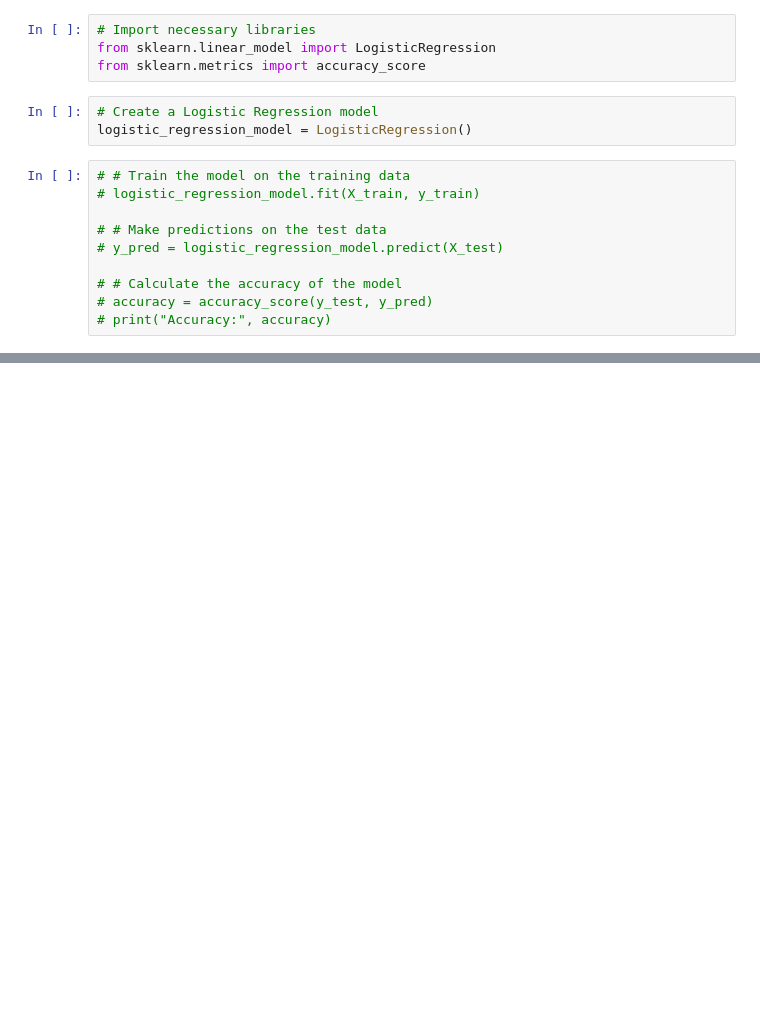
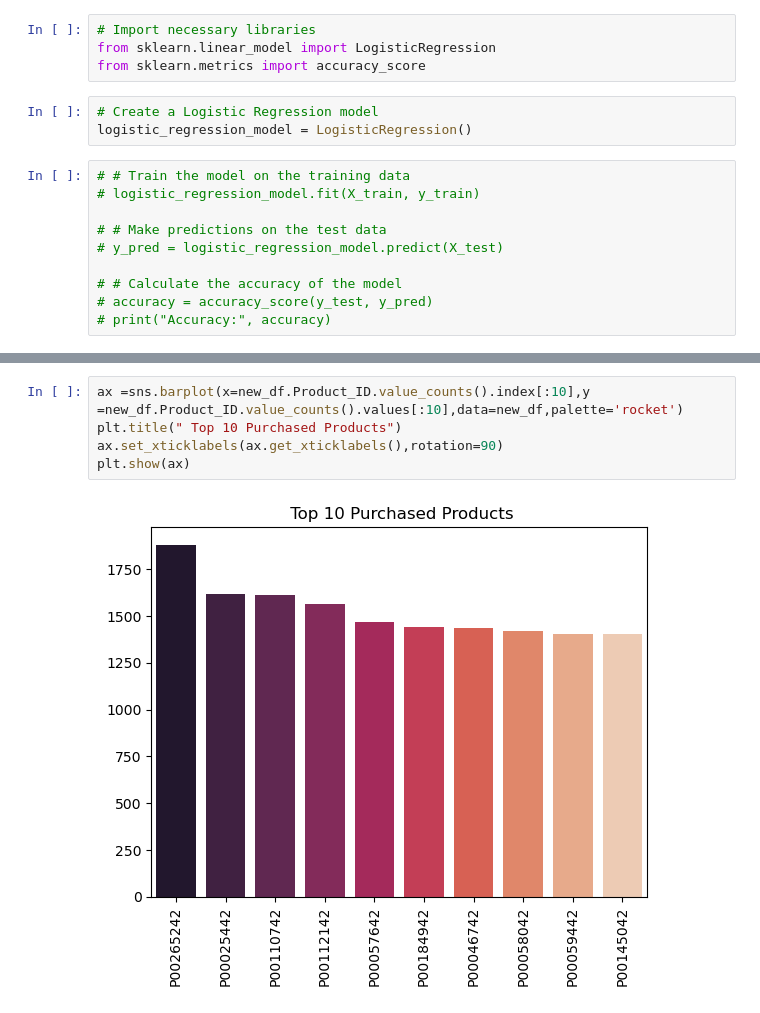
Before and after one commit to ipratyaksh21/Black-Friday-Dataset, a Jupyter notebook: Black Friday Data Analysis.ipynb, the cells around one changed output, grey strips where cells are left out. Cells and saved outputs as stored; diff of their text form; blank space fills up the shorter version.

```diff
--- a/Black Friday Data Analysis.ipynb
+++ b/Black Friday Data Analysis.ipynb
@@ -490,0 +600,7 @@ logistic_regression_model = LogisticRegression()
+# %%
+ax =sns.barplot(x=new_df.Product_ID.value_counts().index[:10],y =new_df.Product_ID.value_counts().values[:10],data=new_df,palette='rocket')
+plt.title(" Top 10 Purchased Products")
+ax.set_xticklabels(ax.get_xticklabels(),rotation=90)
+plt.show(ax)
+# %% [output]
+[figure, added]
```
Also changed, not shown: parts of 44 cells of this notebook.
